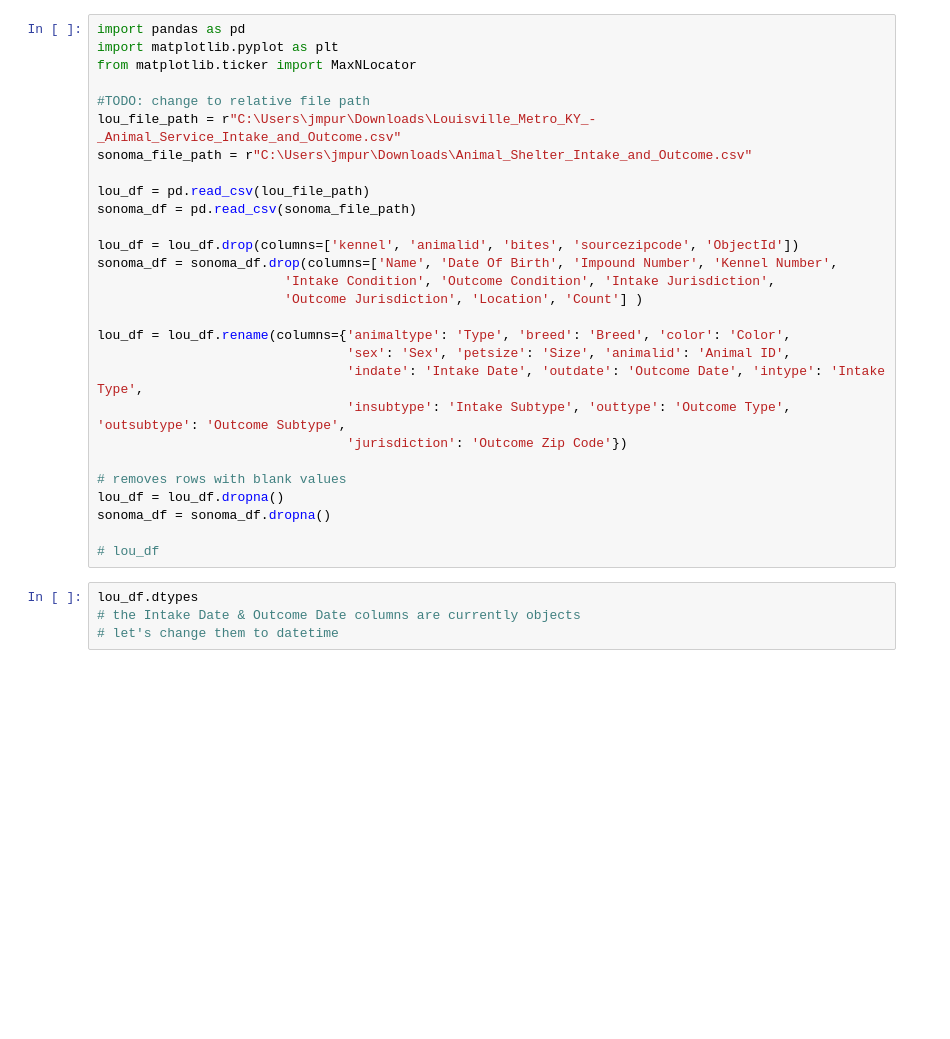
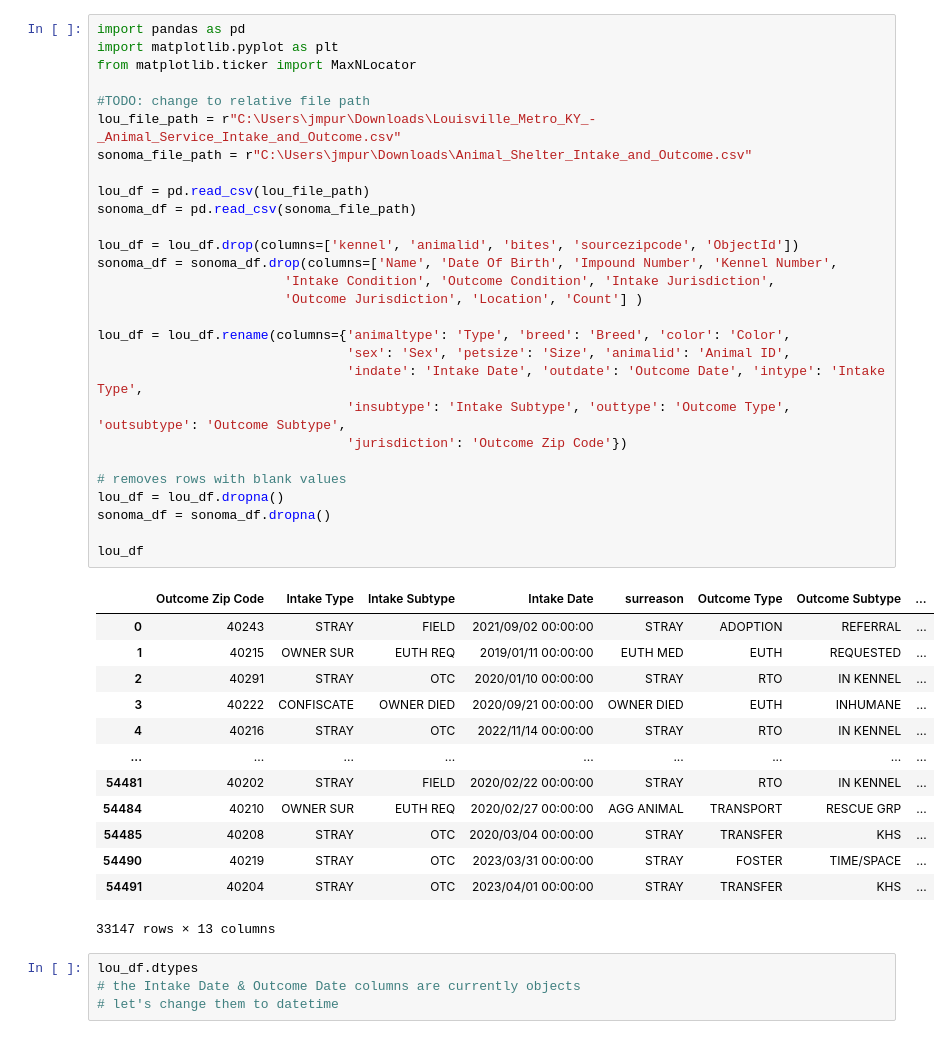
Before and after one commit to jmpurvis0/Capstone-Project, a Jupyter notebook: Animal Data.ipynb, the cells around one changed output. Cells and saved outputs as stored; diff of their text form; blank space fills up the shorter version.

```diff
--- a/Animal Data.ipynb
+++ b/Animal Data.ipynb
@@ -1,31 +1,45 @@
 # %%
 import pandas as pd
 import matplotlib.pyplot as plt
 from matplotlib.ticker import MaxNLocator
 
 #TODO: change to relative file path
 lou_file_path = r"C:\Users\jmpur\Downloads\Louisville_Metro_KY_-_Animal_Service_Intake_and_Outcome.csv"
 sonoma_file_path = r"C:\Users\jmpur\Downloads\Animal_Shelter_Intake_and_Outcome.csv"
 
 lou_df = pd.read_csv(lou_file_path)
 sonoma_df = pd.read_csv(sonoma_file_path)
 
 lou_df = lou_df.drop(columns=['kennel', 'animalid', 'bites', 'sourcezipcode', 'ObjectId'])
 sonoma_df = sonoma_df.drop(columns=['Name', 'Date Of Birth', 'Impound Number', 'Kennel Number',
                         'Intake Condition', 'Outcome Condition', 'Intake Jurisdiction',
                         'Outcome Jurisdiction', 'Location', 'Count'] )
 
 lou_df = lou_df.rename(columns={'animaltype': 'Type', 'breed': 'Breed', 'color': 'Color',
                                 'sex': 'Sex', 'petsize': 'Size', 'animalid': 'Animal ID',
                                 'indate': 'Intake Date', 'outdate': 'Outcome Date', 'intype': 'Intake Type',
                                 'insubtype': 'Intake Subtype', 'outtype': 'Outcome Type', 'outsubtype': 'Outcome Subtype',
                                 'jurisdiction': 'Outcome Zip Code'})
 
 # removes rows with blank values
 lou_df = lou_df.dropna()
 sonoma_df = sonoma_df.dropna()
 
-# lou_df
+lou_df
+# %% [output]
+|  | Outcome Zip Code | Intake Type | Intake Subtype | Intake Date | surreason | Outcome Type | Outcome Subtype | ... |
+| 0 | 40243 | STRAY | FIELD | 2021/09/02 00:00:00 | STRAY | ADOPTION | REFERRAL | ... |
+| 1 | 40215 | OWNER SUR | EUTH REQ | 2019/01/11 00:00:00 | EUTH MED | EUTH | REQUESTED | ... |
+| 2 | 40291 | STRAY | OTC | 2020/01/10 00:00:00 | STRAY | RTO | IN KENNEL | ... |
+| 3 | 40222 | CONFISCATE | OWNER DIED | 2020/09/21 00:00:00 | OWNER DIED | EUTH | INHUMANE | ... |
+| 4 | 40216 | STRAY | OTC | 2022/11/14 00:00:00 | STRAY | RTO | IN KENNEL | ... |
+| ... | ... | ... | ... | ... | ... | ... | ... | ... |
+| 54481 | 40202 | STRAY | FIELD | 2020/02/22 00:00:00 | STRAY | RTO | IN KENNEL | ... |
+| 54484 | 40210 | OWNER SUR | EUTH REQ | 2020/02/27 00:00:00 | AGG ANIMAL | TRANSPORT | RESCUE GRP | ... |
+| 54485 | 40208 | STRAY | OTC | 2020/03/04 00:00:00 | STRAY | TRANSFER | KHS | ... |
+| 54490 | 40219 | STRAY | OTC | 2023/03/31 00:00:00 | STRAY | FOSTER | TIME/SPACE | ... |
+| 54491 | 40204 | STRAY | OTC | 2023/04/01 00:00:00 | STRAY | TRANSFER | KHS | ... |
+33147 rows × 13 columns
 # %%
 lou_df.dtypes
 # the Intake Date & Outcome Date columns are currently objects
```
Also changed, not shown: parts of 4 cells of this notebook.
